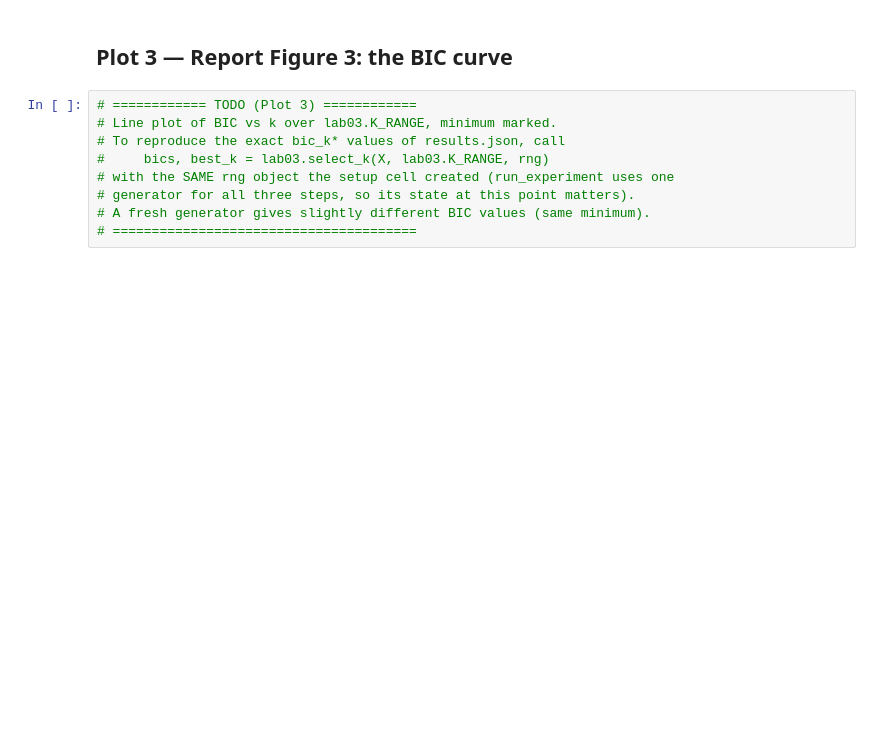
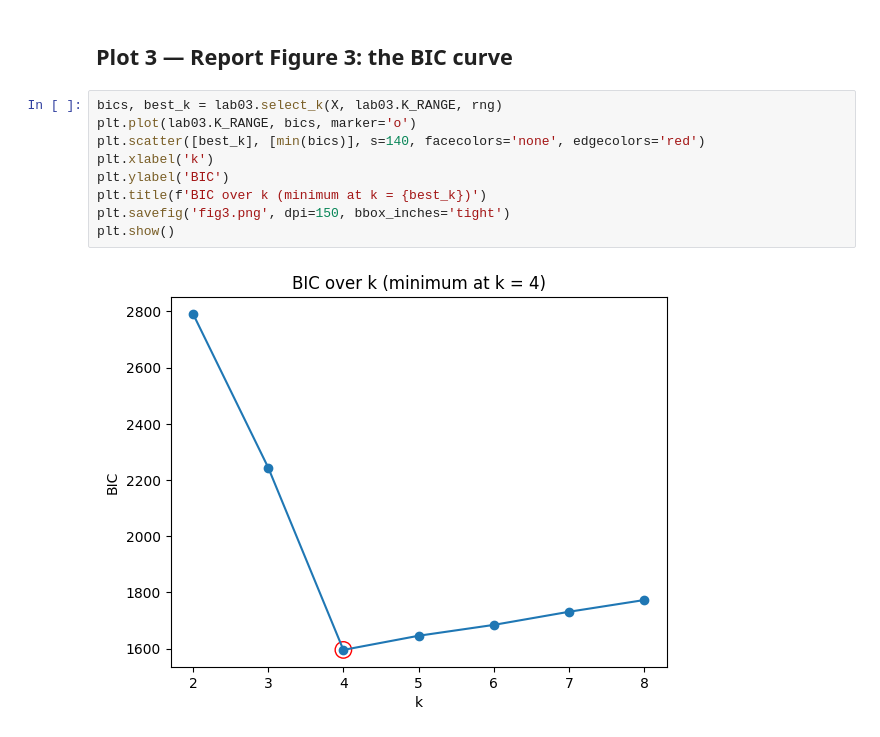
Before and after one commit to rhddnjs1974/machine-learning-project, a Jupyter notebook: lab03/notebooks/lab03_visualization.ipynb, the cells around one changed output. Cells and saved outputs as stored; diff of their text form; blank space fills up the shorter version.

```diff
--- a/lab03/notebooks/lab03_visualization.ipynb
+++ b/lab03/notebooks/lab03_visualization.ipynb
@@ -47,11 +61,13 @@ print(f'{len(X)} pts, k-means inertia {inertia:.2f}, '
 # %% [markdown]
 ## Plot 3 — Report Figure 3: the BIC curve
 # %%
-# ============ TODO (Plot 3) ============
-# Line plot of BIC vs k over lab03.K_RANGE, minimum marked.
-# To reproduce the exact bic_k* values of results.json, call
-#     bics, best_k = lab03.select_k(X, lab03.K_RANGE, rng)
-# with the SAME rng object the setup cell created (run_experiment uses one
-# generator for all three steps, so its state at this point matters).
-# A fresh generator gives slightly different BIC values (same minimum).
-# =======================================
+bics, best_k = lab03.select_k(X, lab03.K_RANGE, rng)
+plt.plot(lab03.K_RANGE, bics, marker='o')
+plt.scatter([best_k], [min(bics)], s=140, facecolors='none', edgecolors='red')
+plt.xlabel('k')
+plt.ylabel('BIC')
+plt.title(f'BIC over k (minimum at k = {best_k})')
+plt.savefig('fig3.png', dpi=150, bbox_inches='tight')
+plt.show()
+# %% [output]
+[figure, added]
```
Also changed, not shown: parts of 3 cells of this notebook, 6 other files.
